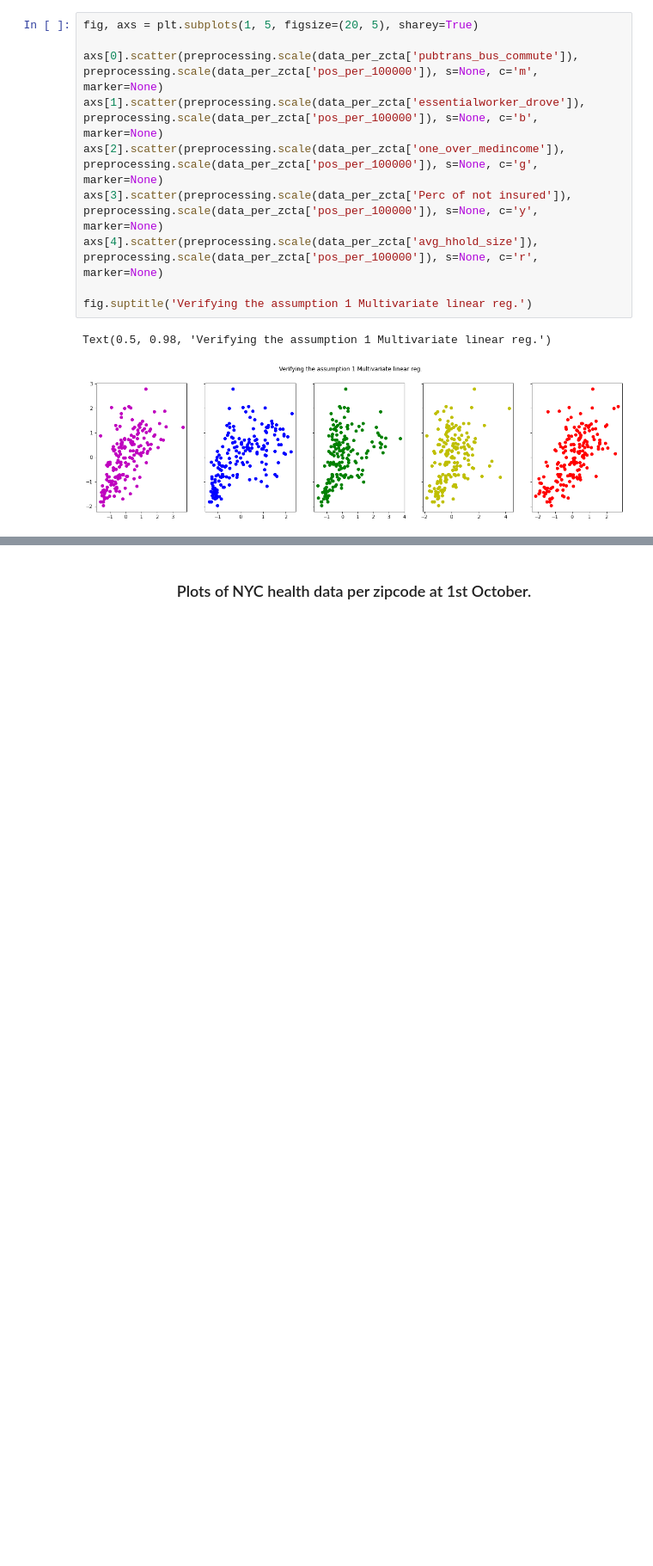
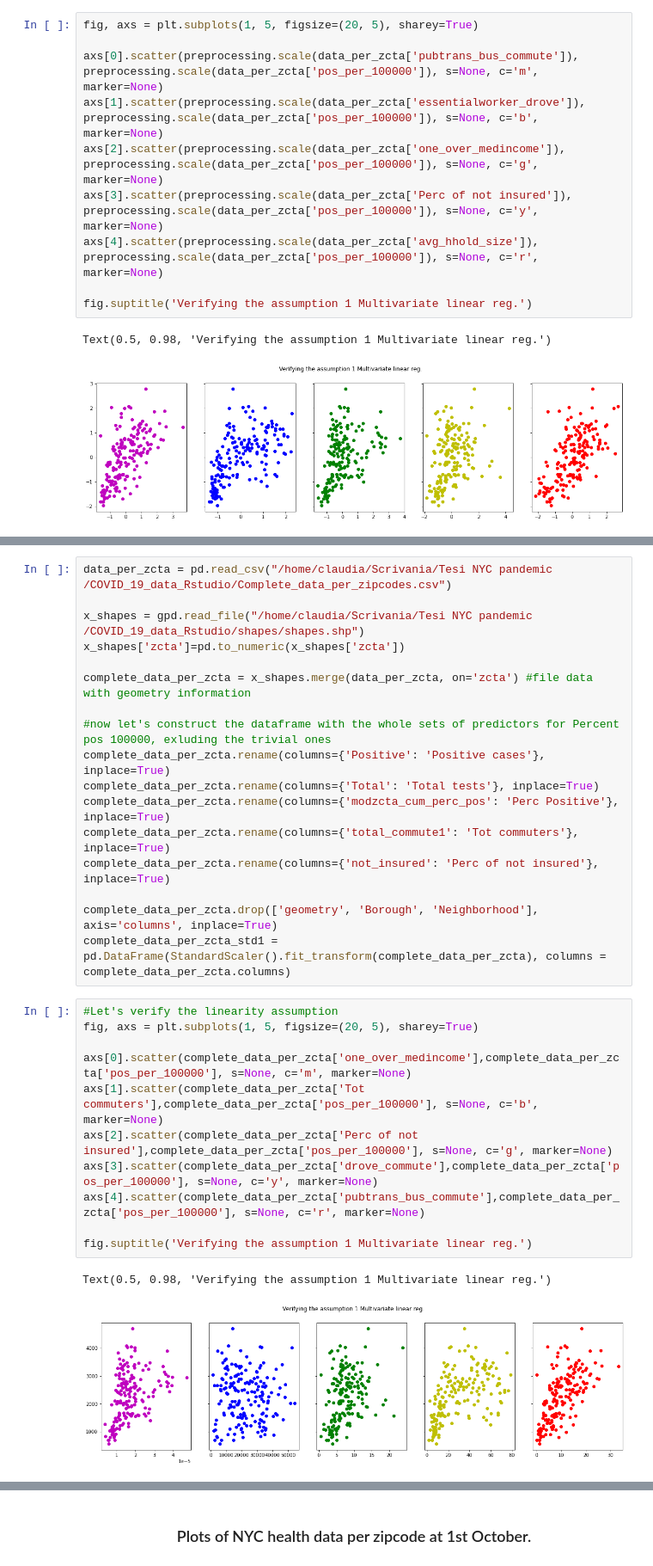
Before and after one commit to ClaudiaDeceglie/Thesis_NYC_covid19, a Jupyter notebook: Analysis on socio-demographic data from NYC gov, Census Bureau, NYC Health.ipynb, the cells around one changed output, grey strips where cells are left out. Shown: that part at 86% size. Saved outputs shown, nothing was run; the diff lists cells and outputs as text; blank space fills up the shorter version.

```diff
--- a/Analysis on socio-demographic data from NYC gov, Census Bureau, NYC Health.ipynb
+++ b/Analysis on socio-demographic data from NYC gov, Census Bureau, NYC Health.ipynb
@@ -396,0 +419,31 @@ R^2 adjusted : 0.5809606606668705
+# %%
+data_per_zcta = pd.read_csv("/home/claudia/Scrivania/Tesi NYC pandemic /COVID_19_data_Rstudio/Complete_data_per_zipcodes.csv")
+
+x_shapes = gpd.read_file("/home/claudia/Scrivania/Tesi NYC pandemic /COVID_19_data_Rstudio/shapes/shapes.shp")
+x_shapes['zcta']=pd.to_numeric(x_shapes['zcta'])
+
+complete_data_per_zcta = x_shapes.merge(data_per_zcta, on='zcta') #file data with geometry information
+
+#now let's construct the dataframe with the whole sets of predictors for Percent pos 100000, exluding the trivial ones
+complete_data_per_zcta.rename(columns={'Positive': 'Positive cases'}, inplace=True)
+complete_data_per_zcta.rename(columns={'Total': 'Total tests'}, inplace=True)
+complete_data_per_zcta.rename(columns={'modzcta_cum_perc_pos': 'Perc Positive'}, inplace=True)
+complete_data_per_zcta.rename(columns={'total_commute1': 'Tot commuters'}, inplace=True)
+complete_data_per_zcta.rename(columns={'not_insured': 'Perc of not insured'}, inplace=True)
+
+complete_data_per_zcta.drop(['geometry', 'Borough', 'Neighborhood'], axis='columns', inplace=True)
+complete_data_per_zcta_std1 = pd.DataFrame(StandardScaler().fit_transform(complete_data_per_zcta), columns = complete_data_per_zcta.columns)
+# %%
+#Let's verify the linearity assumption
+fig, axs = plt.subplots(1, 5, figsize=(20, 5), sharey=True)
+
+axs[0].scatter(complete_data_per_zcta['one_over_medincome'],complete_data_per_zcta['pos_per_100000'], s=None, c='m', marker=None)
+axs[1].scatter(complete_data_per_zcta['Tot commuters'],complete_data_per_zcta['pos_per_100000'], s=None, c='b', marker=None)
+axs[2].scatter(complete_data_per_zcta['Perc of not insured'],complete_data_per_zcta['pos_per_100000'], s=None, c='g', marker=None)
+axs[3].scatter(complete_data_per_zcta['drove_commute'],complete_data_per_zcta['pos_per_100000'], s=None, c='y', marker=None)
+axs[4].scatter(complete_data_per_zcta['pubtrans_bus_commute'],complete_data_per_zcta['pos_per_100000'], s=None, c='r', marker=None)
+
+fig.suptitle('Verifying the assumption 1 Multivariate linear reg.')
+# %% [output]
+Text(0.5, 0.98, 'Verifying the assumption 1 Multivariate linear reg.')
+[figure, added]
```
Also changed, not shown: parts of 16 cells of this notebook.
